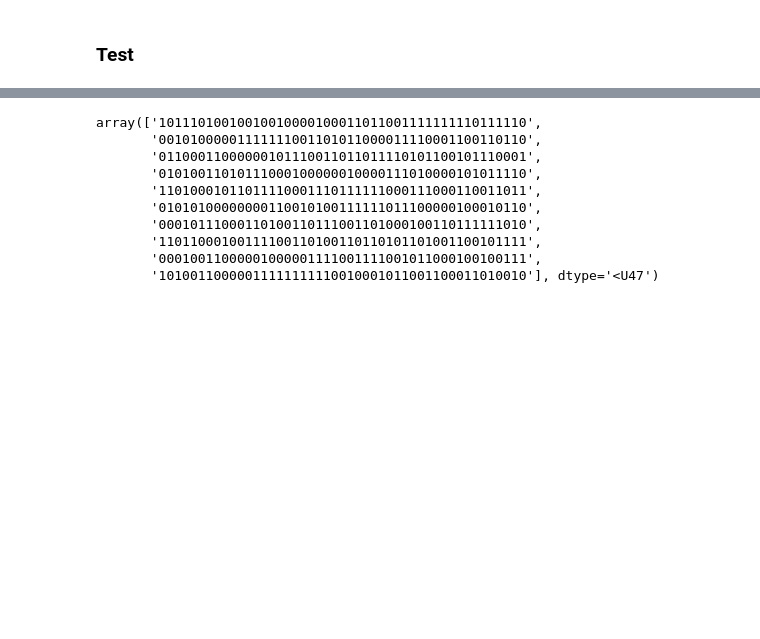
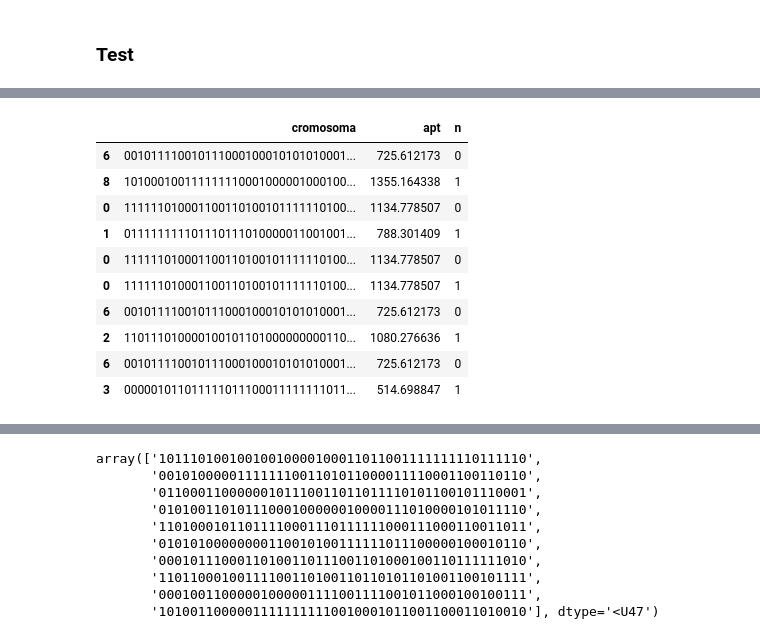
Before and after one commit to JafetMoon/dia-mod6-simple-evolutionary-algorithm, a Jupyter notebook: simple_evolutionary_algorithm.ipynb, the cells around one changed output, grey strips where cells are left out. Saved outputs shown, nothing was run; the diff lists cells and outputs as text; code cells hidden in the pictures; blank space fills up the shorter version.

```diff
--- a/simple_evolutionary_algorithm.ipynb
+++ b/simple_evolutionary_algorithm.ipynb
@@ -45,7 +30,7 @@ class Gen:
 
         # Offset lb -> all(0) ; ub -> all(1)
         self.norm = (Decimal(str(dominio[1])) - Decimal(str(dominio[0]))) *10**precision / int('1'*self.len,2)
-        self.offset = Decimal(str(dominio[0])) * 10**precision
+        self.offset = Decimal(str(dominio[0])) #* 10**precision
 
 
     def _length(self):
@@ -104,17 +89,19 @@ class Gen:
             ## Binario -> Real
 
             # Convierte a entero base 10
-            x = int(x,2)
+            x_rep = int(x,2)
 
-            # Extraer Offset y Normalizar
-            x = x * self.norm + self.offset
-            x = str(round(x)) # Nuevos decimales son de orden mayor a la precision
+            # Extraer Normalización
+            x_rep = round(x_rep * self.norm)  # Nuevos decimales son de orden mayor a la precision + self.offset
+            x_rep = str(x_rep).zfill(self.precision)
 
             # Añadir el punto decimal
-            int_part = x[:-self.precision]
-            dec_part = x[-self.precision:]
+            int_part = x_rep[:-self.precision]
+            dec_part = x_rep[-self.precision:]
             x_float = Decimal(int_part + '.' + dec_part)
 
+            # Regresar offset
+            x_float = x_float + self.offset
             return float(x_float)
 # %%
 class Cromosoma:
@@ -258,3 +318,4 @@ Gen2 = Gen((-500,500),3)
 CromA = Cromosoma(Gen1,Gen2)
 # %%
 se = SimpleEvolutionary(Gen1,Gen2)
+se.optimize(f,1000,1000)
@@ -261,2 +326,0 @@ se = SimpleEvolutionary(Gen1,Gen2)
-# %%
-se.optimize(f,10)
@@ -298,0 +327,7 @@ se.mutacion(ch1)
+# %%
+se = SimpleEvolutionary(Gen1,Gen2)
+se.f = f
+se.poblacion = se.random_generator(10,se.crom_len)
+# se.optimize(f,100,1000000)
+pars = se.ruleta()
+pars
@@ -298,0 +346,15 @@ se.mutacion(ch1)
+# %%
+pars['n'] = np.arange(pars.shape[0]) % 2
+pars
+# %% [output]
+|  | cromosoma | apt | n |
+| 6 | 001011110010111000100010101010001... | 725.612173 | 0 |
+| 8 | 101000100111111110001000001000100... | 1355.164338 | 1 |
+| 0 | 111111010001100110100101111110100... | 1134.778507 | 0 |
+| 1 | 011111111101110111010000011001001... | 788.301409 | 1 |
+| 0 | 111111010001100110100101111110100... | 1134.778507 | 0 |
+| 0 | 111111010001100110100101111110100... | 1134.778507 | 1 |
+| 6 | 001011110010111000100010101010001... | 725.612173 | 0 |
+| 2 | 110111010000100101101000000000110... | 1080.276636 | 1 |
+| 6 | 001011110010111000100010101010001... | 725.612173 | 0 |
+| 3 | 000001011011111011100011111111011... | 514.698847 | 1 |
```
Also changed, not shown: parts of 25 cells of this notebook.
